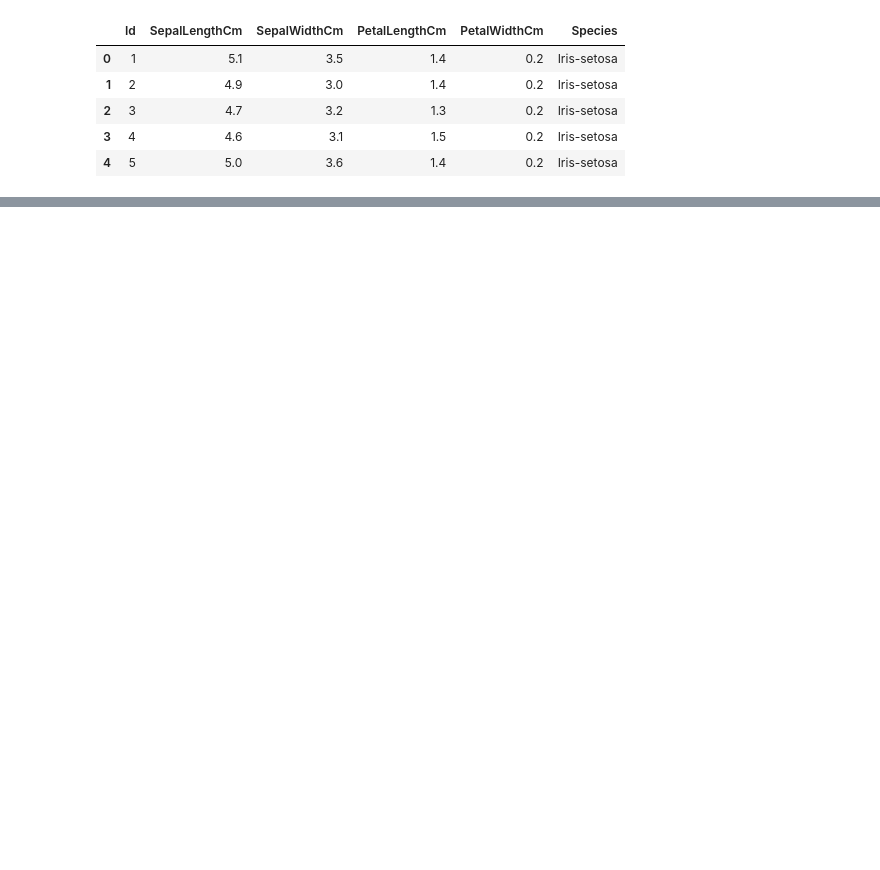
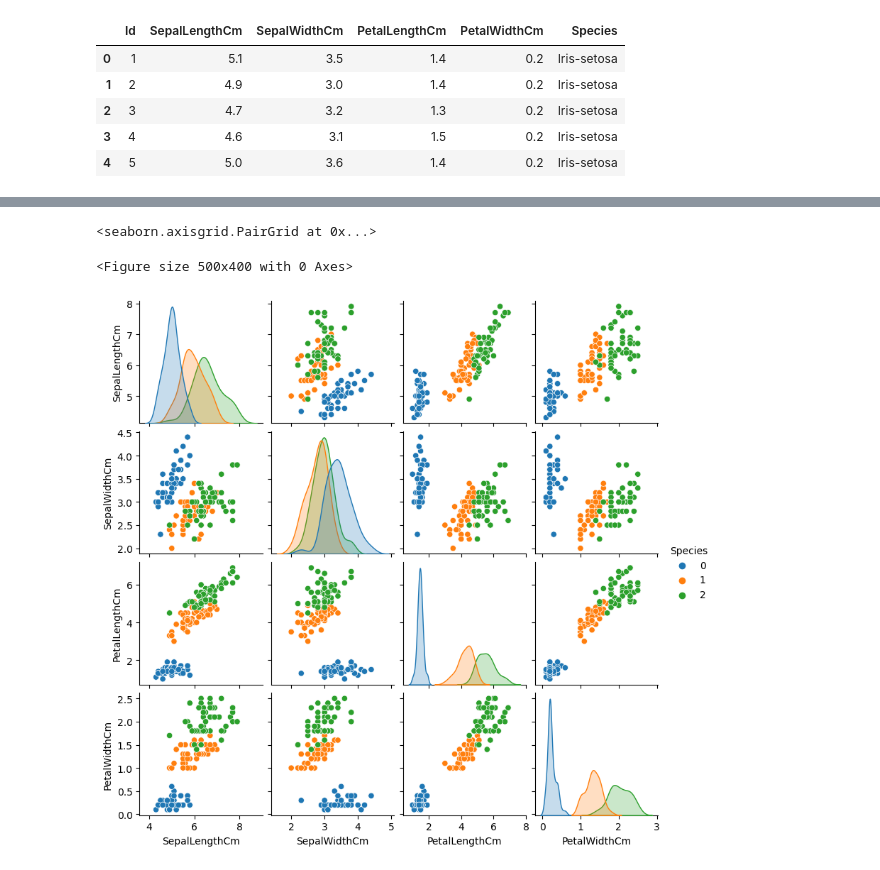
Before and after one commit to NituY/Iris-Flower-Classification, a Jupyter notebook: Task-1 Iris.ipynb, the cells around one changed output, grey strips where cells are left out. Saved outputs shown, nothing was run; the diff lists cells and outputs as text; code cells hidden in the pictures; blank space fills up the shorter version.

```diff
--- a/Task-1 Iris.ipynb
+++ b/Task-1 Iris.ipynb
@@ -62,0 +71,7 @@ Iris-versicolor       1.00      1.00      1.00         9
+# %%
+plt.figure(figsize=(5,4))
+sns.pairplot(df,hue="Species",height=2)
+# %% [output]
+<seaborn.axisgrid.PairGrid at 0x...>
+<Figure size 500x400 with 0 Axes>
+[figure, added]
```
Also changed, not shown: parts of 18 cells of this notebook.
